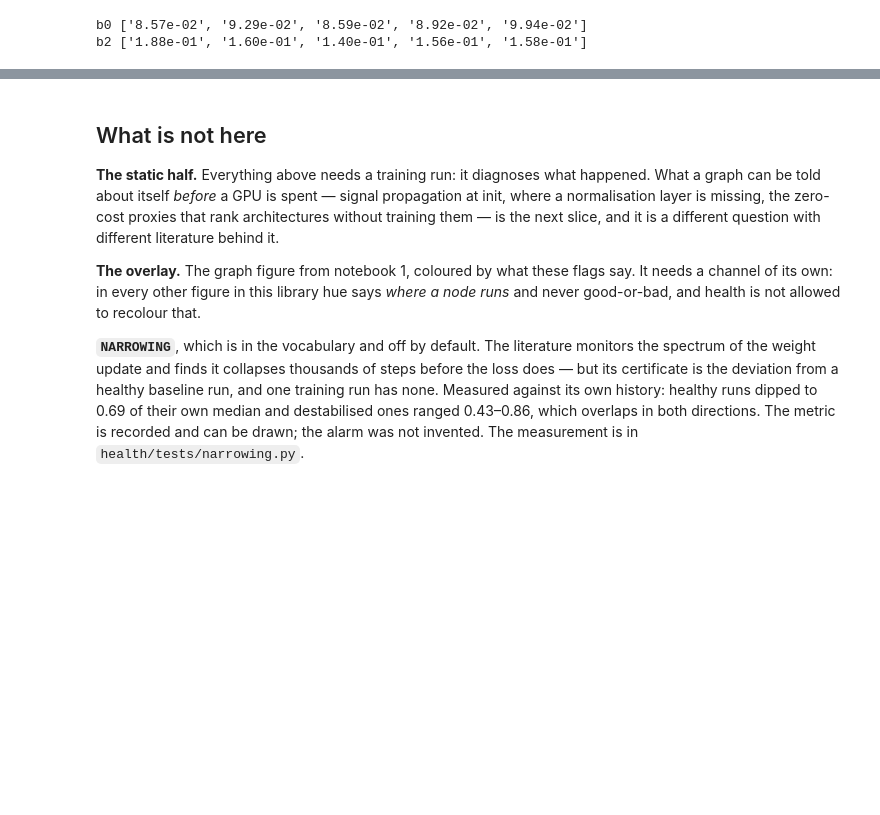
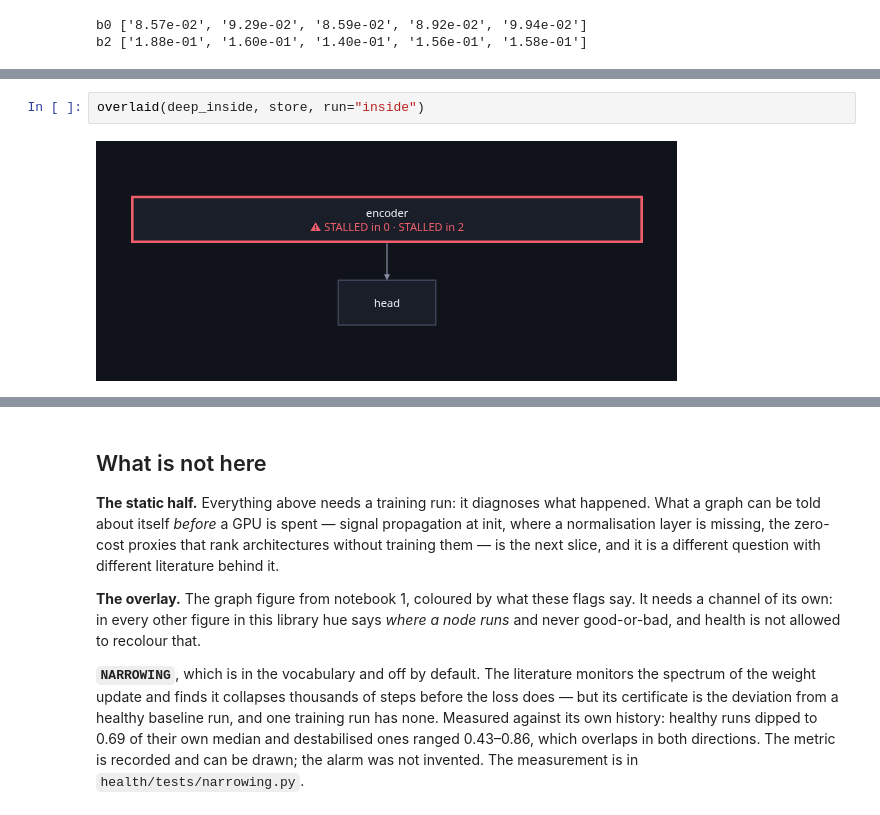
Before and after one commit to manucouto1/soma, a Jupyter notebook: examples/05-the-health-of-a-network.ipynb, the cells around one changed output, grey strips where cells are left out. Drawn from its saved outputs; the diff is of its cells as text; blank space fills up the shorter version.

```diff
--- a/examples/05-the-health-of-a-network.ipynb
+++ b/examples/05-the-health-of-a-network.ipynb
@@ -232,0 +338,4 @@ progress(store, run="healthy")
+# %%
+overlaid(deep_inside, store, run="inside")
+# %% [output]
+[figure, added]
```
Also changed, not shown: parts of 12 cells of this notebook, 19 other files.
